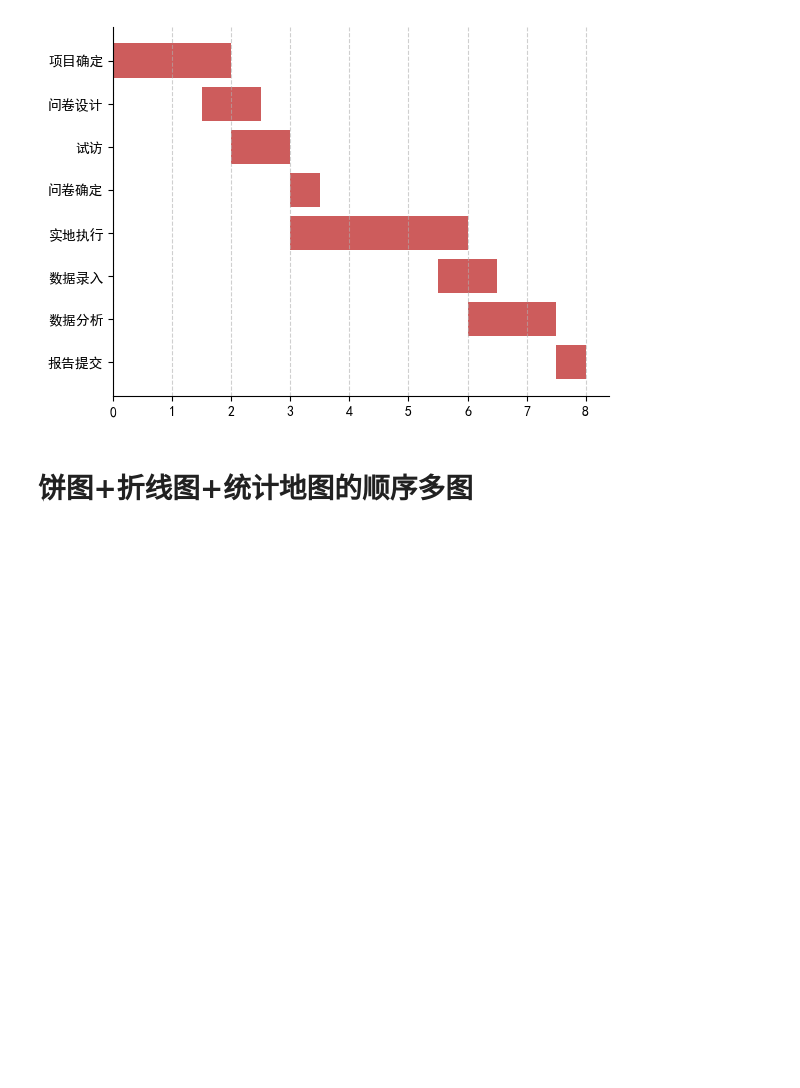
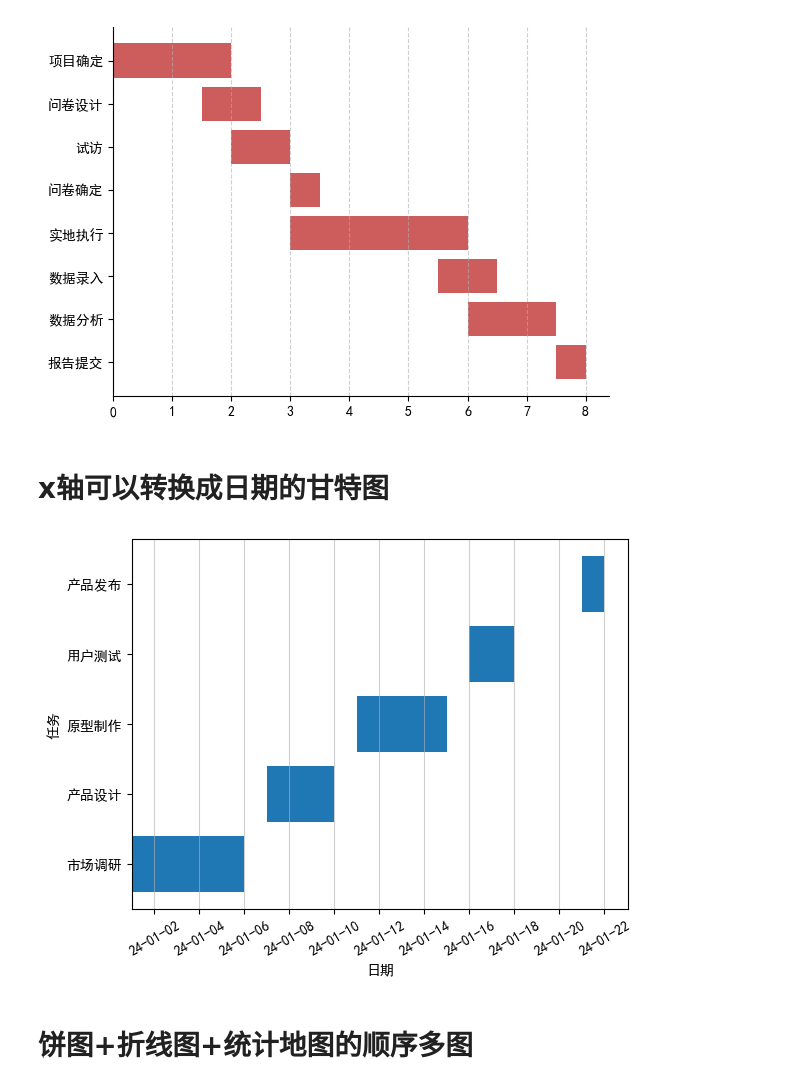
Before and after one commit to Duringlin03/coding-notes, a Jupyter notebook: python/数据可视化/notebook.ipynb, the cells around one changed output. Drawn from its saved outputs; the diff is of its cells as text; code cells hidden in the pictures; blank space fills up the shorter version.

```diff
--- a/python/数据可视化/notebook.ipynb
+++ b/python/数据可视化/notebook.ipynb
@@ -1047,6 +1057,44 @@ ax.spines['right'].set_visible(False)
 plt.show(block = True)
 # %% [output]
 [figure]
+# %% [markdown]
+# x轴可以转换成日期的甘特图
+# %%
+import numpy as np
+import matplotlib.pyplot as plt
+from datetime import datetime
+import matplotlib.dates as mdates
+plt.rcParams['font.sans-serif'] = 'SimHei'
+plt.rcParams['axes.unicode_minus'] = False
+labels = np.array(["市场调研", "产品设计", "原型制作", "用户测试", "产品发布"])
+y = np.arange(1,6)
+x = np.array([5,3,4,2,1])
+
+start_dates = [
+    datetime(2024, 1, 1),
+    datetime(2024, 1, 7),
+    datetime(2024, 1, 11),
+    datetime(2024, 1, 16),
+    datetime(2024, 1, 21)
+]
+
+left_pos = mdates.date2num(start_dates)
+
+
+fig,ax=plt.subplots(1,1)
+ax.barh(y,x,tick_label=labels,left=left_pos)
+ax.grid(alpha=0.6,linestyle='-',axis='x')
+
+ax.xaxis.set_major_locator(mdates.DayLocator(interval=2))
+ax.xaxis.set_major_formatter(mdates.DateFormatter('%y-%m-%d'))
+plt.xticks(rotation=30)
+
+ax.set_xlabel('日期')
+ax.set_ylabel('任务')
+
+plt.show(block=True)
+# %% [output]
+[figure, added]
 # %% [markdown]
 # 饼图+折线图+统计地图的顺序多图
 # %%
```
Also changed, not shown: parts of 28 cells of this notebook.
